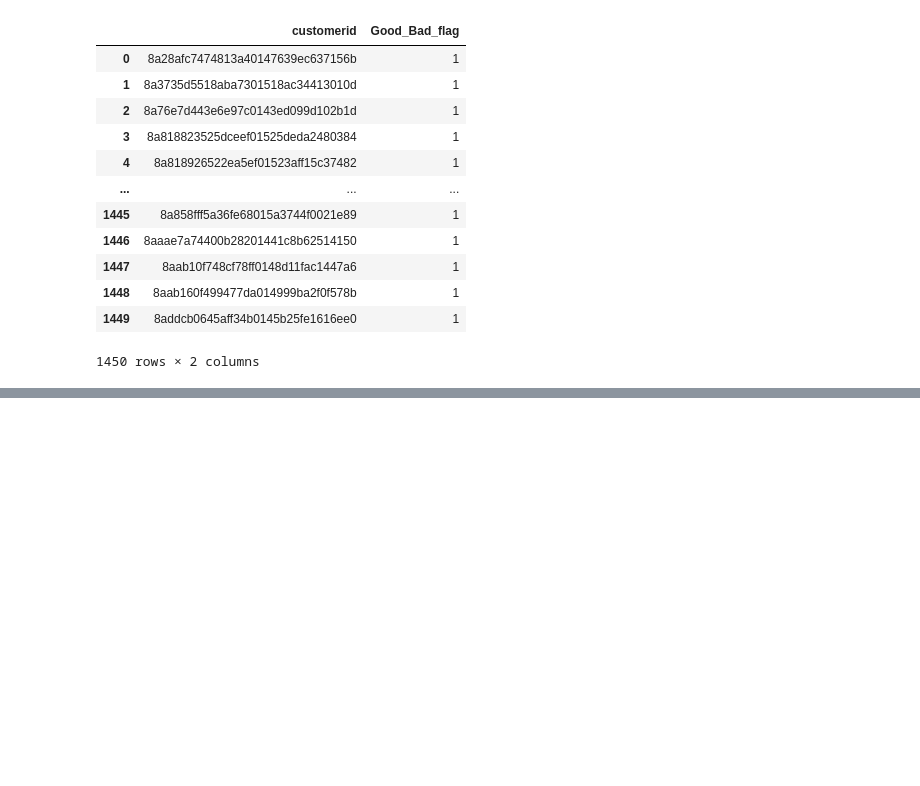
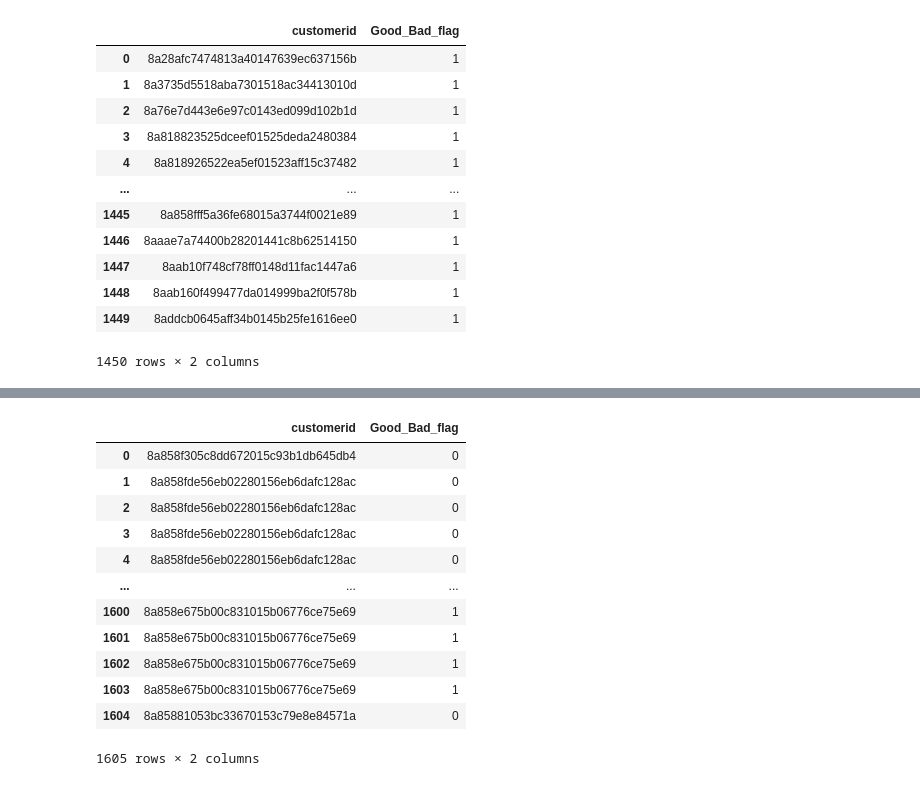
Before and after one commit to kakopo/loan-default-prediction-challenge-group-8, a Jupyter notebook: jupyter_notebook/data_analysis.ipynb, the cells around one changed output, grey strips where cells are left out. Cells and saved outputs as stored; diff of their text form; code cells hidden in the pictures; blank space fills up the shorter version.

```diff
--- a/jupyter_notebook/data_analysis.ipynb
+++ b/jupyter_notebook/data_analysis.ipynb
@@ -1110 +1134,3 @@ Rf= RandomForestClassifier(n_estimators= 300, random_state= 0)
+# %%
+index = test_loan_data.pop('customerid')
 # %%
@@ -1165,5 +1224,5 @@ disp.plot()
 # %%
 # index = test_loan_data.pop('customerid')
 # %%
-# test_that = Rf.predict(test_loan_data)
+test_that = Rf.predict(test_loan_data)
 # %%
@@ -1184,6 +1243,6 @@ disp.plot()
 | 1449 | 8addcb0645aff34b0145b25fe1616ee0 | 1 |
 1450 rows × 2 columns
 # %%
-# test_hub = pd.DataFrame({'customerid':index, 'Good_Bad_flag': test_that})
+test_hub = pd.DataFrame({'customerid':index, 'Good_Bad_flag': test_that})
 
-# test_hub.to_csv('OAU3.csv', index= False)
+test_hub.to_csv('OAU3.csv', index= False)
@@ -1206,3 +1249,19 @@ disp.plot()
+# %%
+test_hub
+# %% [output]
+|  | customerid | Good_Bad_flag |
+| 0 | 8a858f305c8dd672015c93b1db645db4 | 0 |
+| 1 | 8a858fde56eb02280156eb6dafc128ac | 0 |
+| 2 | 8a858fde56eb02280156eb6dafc128ac | 0 |
+| 3 | 8a858fde56eb02280156eb6dafc128ac | 0 |
+| 4 | 8a858fde56eb02280156eb6dafc128ac | 0 |
+| ... | ... | ... |
+| 1600 | 8a858e675b00c831015b06776ce75e69 | 1 |
+| 1601 | 8a858e675b00c831015b06776ce75e69 | 1 |
+| 1602 | 8a858e675b00c831015b06776ce75e69 | 1 |
+| 1603 | 8a858e675b00c831015b06776ce75e69 | 1 |
+| 1604 | 8a85881053bc33670153c79e8e84571a | 0 |
+1605 rows × 2 columns
 # %%
 # trueset = pd.merge(submission, test_hub, on='customerid')
 # trueset
```
Also changed, not shown: parts of 24 cells of this notebook.
